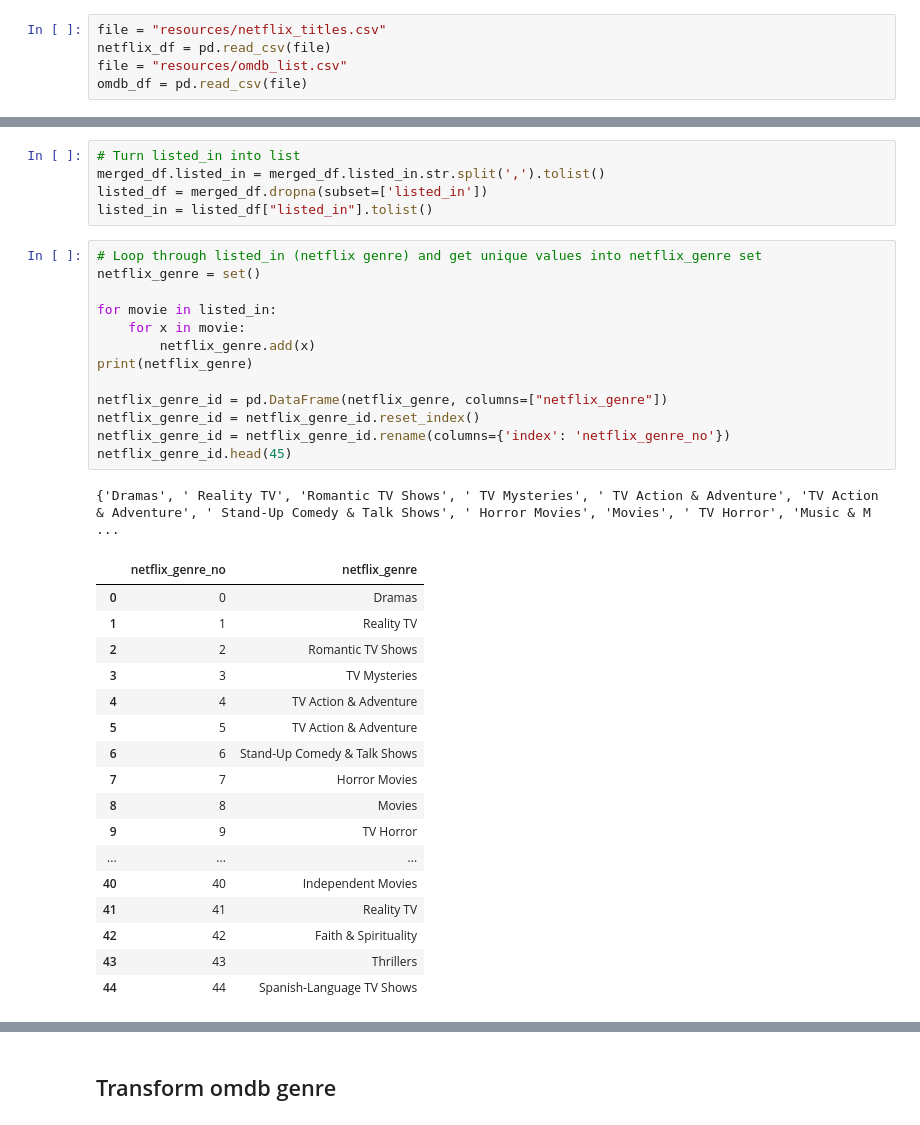
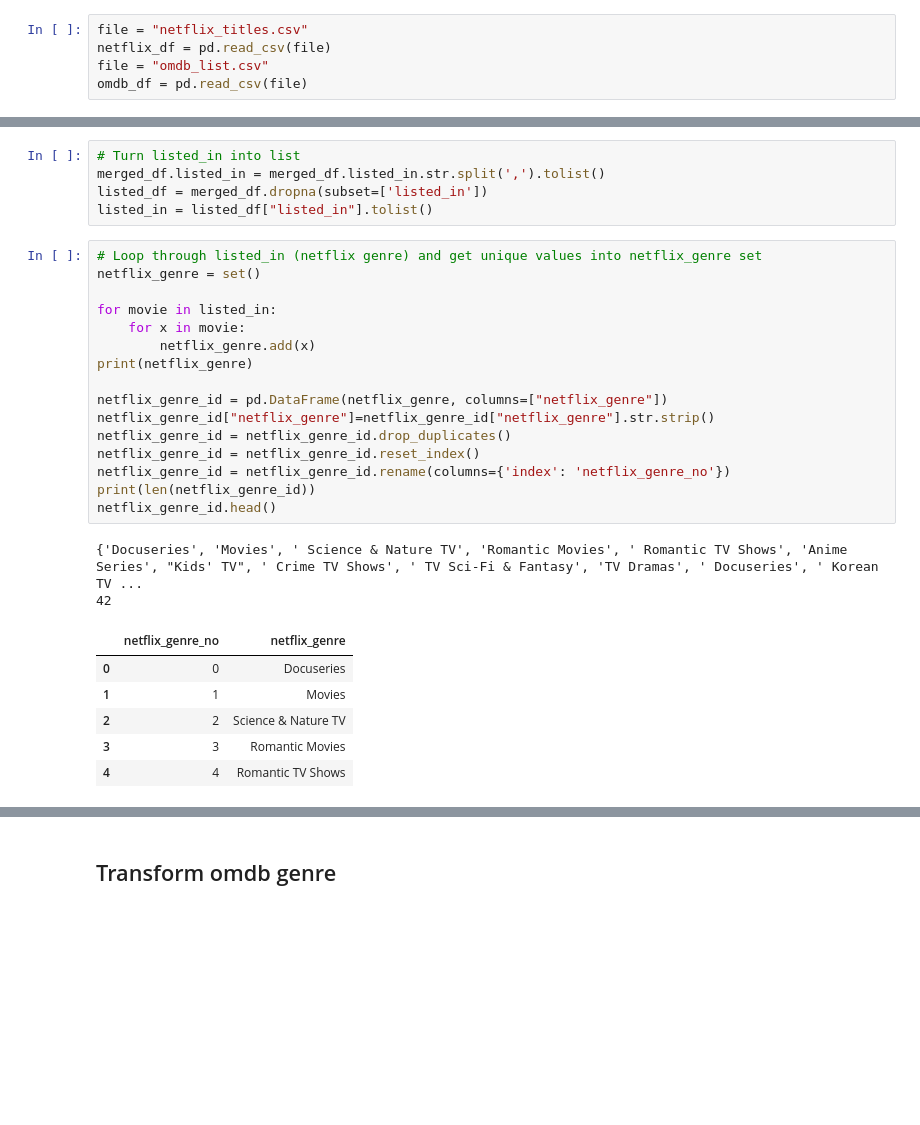
Before and after one commit to HaifaNajdawi/The_big_chill, a Jupyter notebook: static/data/Transform_Load.ipynb, the cells around one changed output, grey strips where cells are left out. Saved outputs shown, nothing was run; the diff lists cells and outputs as text; blank space fills up the shorter version.

```diff
--- a/Transform_Load.ipynb
+++ b/static/data/Transform_Load.ipynb
@@ -6,9 +6,9 @@ from config import password
 # %% [markdown]
 ## Merge netflix and omdb csv files
 # %%
-file = "resources/netflix_titles.csv"
+file = "netflix_titles.csv"
 netflix_df = pd.read_csv(file)
-file = "resources/omdb_list.csv"
+file = "omdb_list.csv"
 omdb_df = pd.read_csv(file)
 # %%
 omdb_df.head()
@@ -52,35 +52,28 @@ listed_in = listed_df["listed_in"].tolist()
 # %%
 # Loop through listed_in (netflix genre) and get unique values into netflix_genre set
 netflix_genre = set()
 
 for movie in listed_in:
     for x in movie:
         netflix_genre.add(x)
 print(netflix_genre)
 
 netflix_genre_id = pd.DataFrame(netflix_genre, columns=["netflix_genre"])
+netflix_genre_id["netflix_genre"]=netflix_genre_id["netflix_genre"].str.strip()
+netflix_genre_id = netflix_genre_id.drop_duplicates()
 netflix_genre_id = netflix_genre_id.reset_index()
 netflix_genre_id = netflix_genre_id.rename(columns={'index': 'netflix_genre_no'})
-netflix_genre_id.head(45)
+print(len(netflix_genre_id))
+netflix_genre_id.head()
 # %% [output]
-{'Dramas', ' Reality TV', 'Romantic TV Shows', ' TV Mysteries', ' TV Action & Adventure', 'TV Action & Adventure', ' Stand-Up Comedy & Talk Shows', ' Horror Movies', 'Movies', ' TV Horror', 'Music & M ...
+{'Docuseries', 'Movies', ' Science & Nature TV', 'Romantic Movies', ' Romantic TV Shows', 'Anime Series', "Kids' TV", ' Crime TV Shows', ' TV Sci-Fi & Fantasy', 'TV Dramas', ' Docuseries', ' Korean TV ...
+42
 |  | netflix_genre_no | netflix_genre |
-| 0 | 0 | Dramas |
-| 1 | 1 | Reality TV |
-| 2 | 2 | Romantic TV Shows |
-| 3 | 3 | TV Mysteries |
-| 4 | 4 | TV Action & Adventure |
-| 5 | 5 | TV Action & Adventure |
-| 6 | 6 | Stand-Up Comedy & Talk Shows |
-| 7 | 7 | Horror Movies |
-| 8 | 8 | Movies |
-| 9 | 9 | TV Horror |
-| ... | ... | ... |
-| 40 | 40 | Independent Movies |
-| 41 | 41 | Reality TV |
-| 42 | 42 | Faith & Spirituality |
-| 43 | 43 | Thrillers |
-| 44 | 44 | Spanish-Language TV Shows |
+| 0 | 0 | Docuseries |
+| 1 | 1 | Movies |
+| 2 | 2 | Science & Nature TV |
+| 3 | 3 | Romantic Movies |
+| 4 | 4 | Romantic TV Shows |
 # %%
 # Break out genres (listed_in) with show_id
 listed_in_df = merged_df.loc[:,['show_id', 'listed_in']]
```
Also changed, not shown: parts of 11 cells of this notebook, 8 other files.
